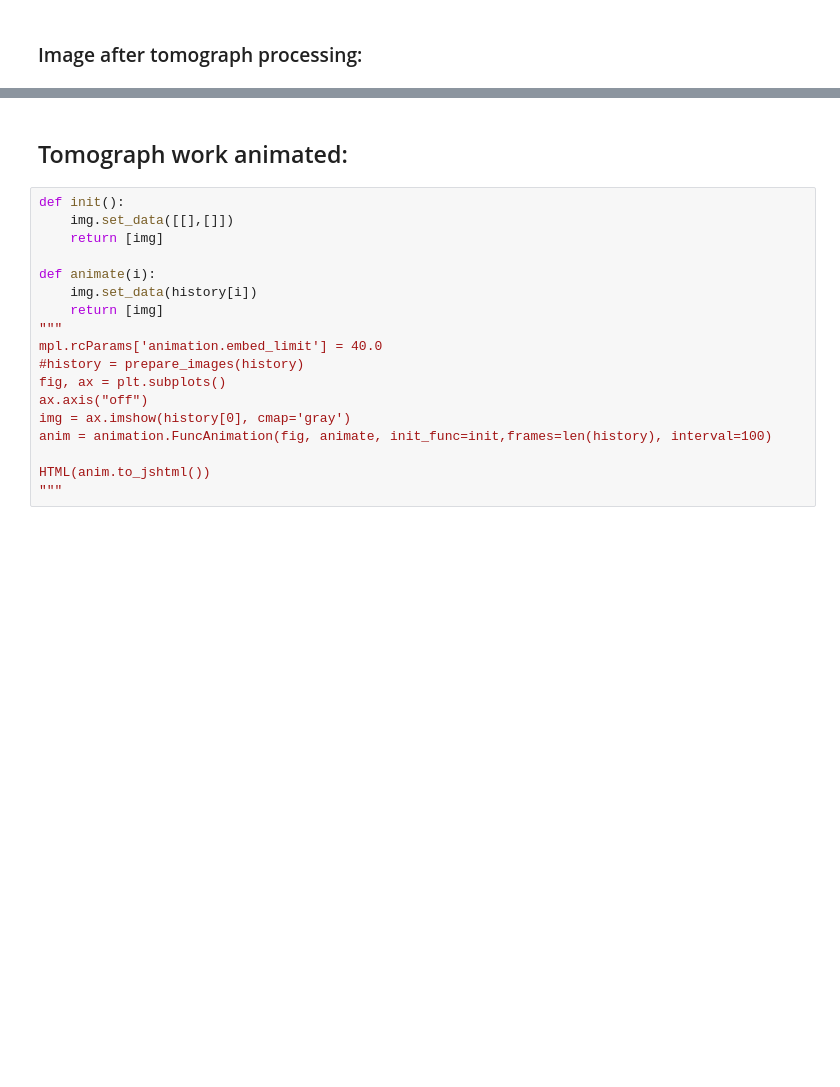
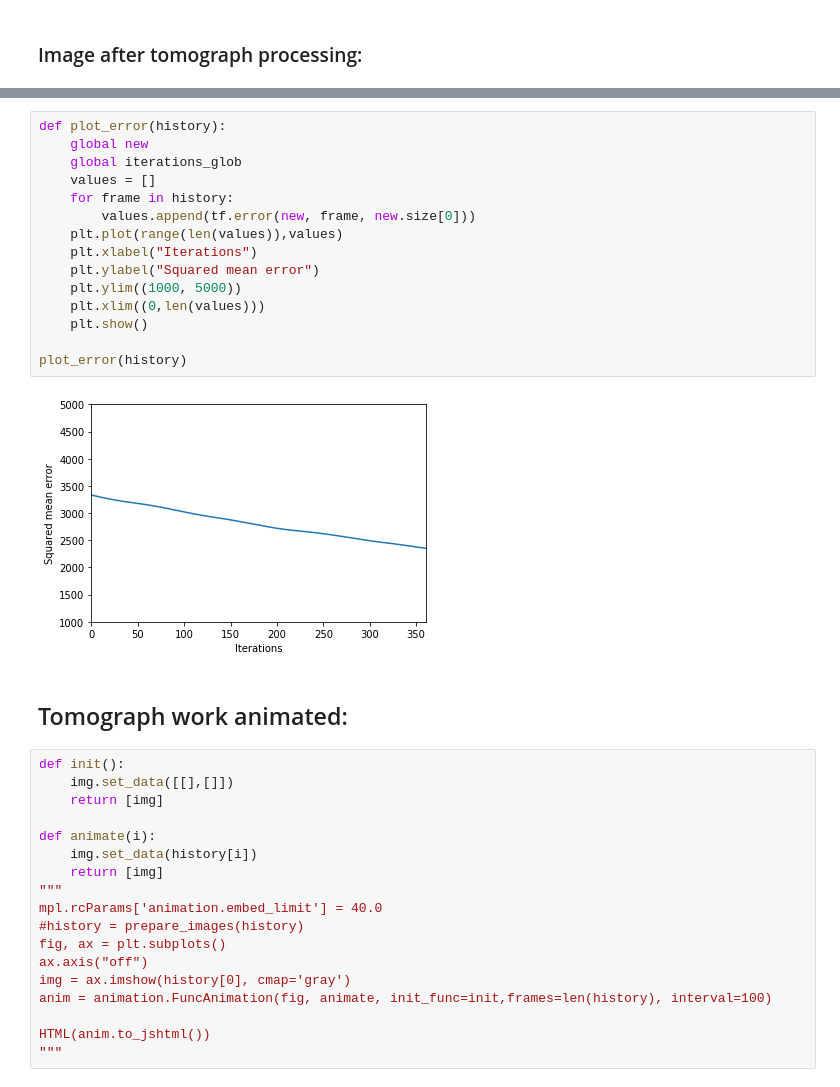
Before and after one commit to Nebizar/IT_in_Medicine, a Jupyter notebook: TomographSimulation/TomographSimulation.ipynb, the cells around one changed output, grey strips where cells are left out. Cells and saved outputs as stored; diff of their text form; blank space fills up the shorter version.

```diff
--- a/TomographSimulation/TomographSimulation.ipynb
+++ b/TomographSimulation/TomographSimulation.ipynb
@@ -218,3 +249,20 @@ Sinogram:
+# %%
+def plot_error(history):
+    global new
+    global iterations_glob
+    values = []
+    for frame in history:
+        values.append(tf.error(new, frame, new.size[0]))
+    plt.plot(range(len(values)),values)
+    plt.xlabel("Iterations")
+    plt.ylabel("Squared mean error")
+    plt.ylim((1000, 5000))
+    plt.xlim((0,len(values)))
+    plt.show()
+
+plot_error(history)
+# %% [output]
+[figure, added]
 # %% [markdown]
 ## Tomograph work animated:
 # %%
```
Also changed, not shown: parts of 9 cells of this notebook.
